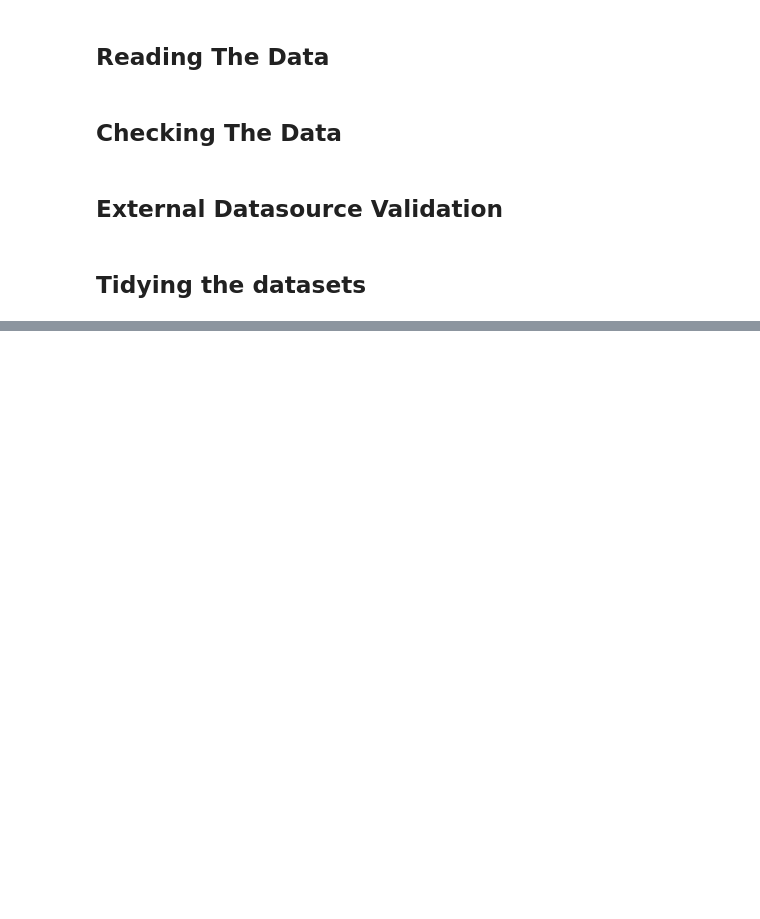
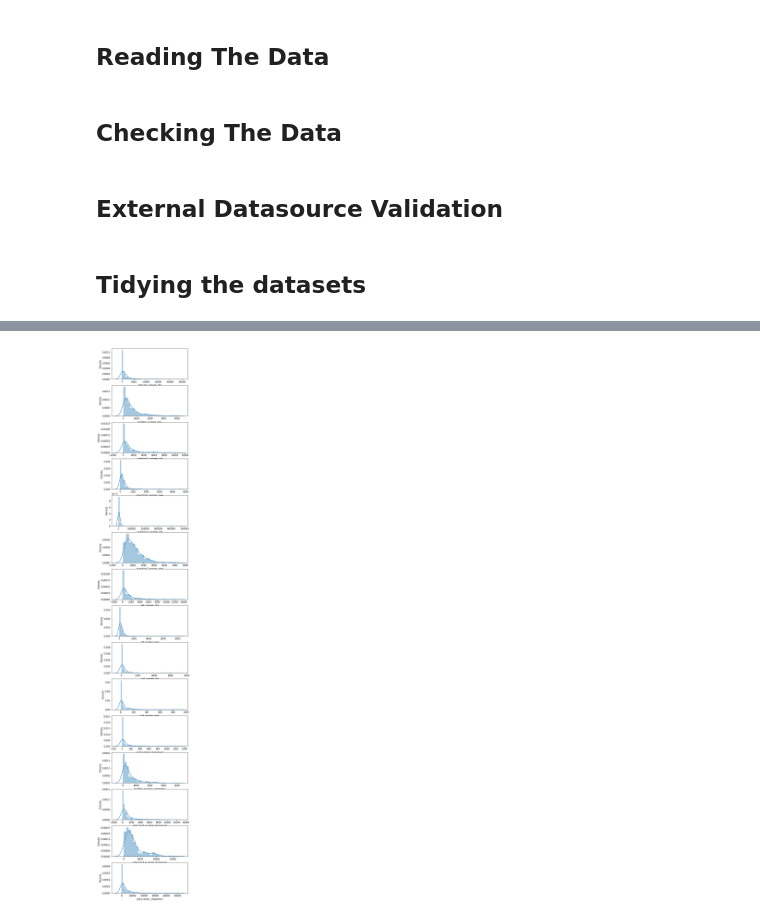
Before and after one commit to Viviankatheu/Future-Contraceptive-Use, a Jupyter notebook: Intelligent_Forecasting_Challenge_Model_Future_Contraceptive__Use_in_Cote_d'Ivoire.ipynb, the cells around one changed output, grey strips where cells are left out. Saved outputs shown, nothing was run; the diff lists cells and outputs as text; code cells hidden in the pictures; blank space fills up the shorter version.

```diff
--- a/Intelligent_Forecasting_Challenge_Model_Future_Contraceptive__Use_in_Cote_d'Ivoire.ipynb
+++ b/Intelligent_Forecasting_Challenge_Model_Future_Contraceptive__Use_in_Cote_d'Ivoire.ipynb
@@ -24,0 +239,19 @@
+# %%
+#Dropping the iud_stock_end and injection2_stock_end
+annual.drop(columns = ["iud_stock_end", "injection2_stock_end"], inplace = True)
+# %%
+import seaborn as sns
+cols = ['implant_women_old', 'implant_women_new',
+       'injection2_women_old', 'injection2_women_new', 'injection3_women_old',
+       'injection3_women_new', 'pill_women_old', 'pill_women_new',
+       'iud_women_old', 'iud_women_new', 'iud_number_dispensed',
+       'implant_number_dispensed', 'injection2_number_dispensed',
+       'injection3_number_dispensed', 'pill_number_dispensed']
+
+fig, axs = plt.subplots(len(cols), figsize=(6,44))
+
+for i, col_val in enumerate(cols):
+    sns.distplot(annual[col_val], ax=axs[i])
+    axs[i].set_xlabel(col_val, fontsize=10)
+# %% [output]
+[figure, added]
```
Also changed, not shown: parts of 29 cells of this notebook.
